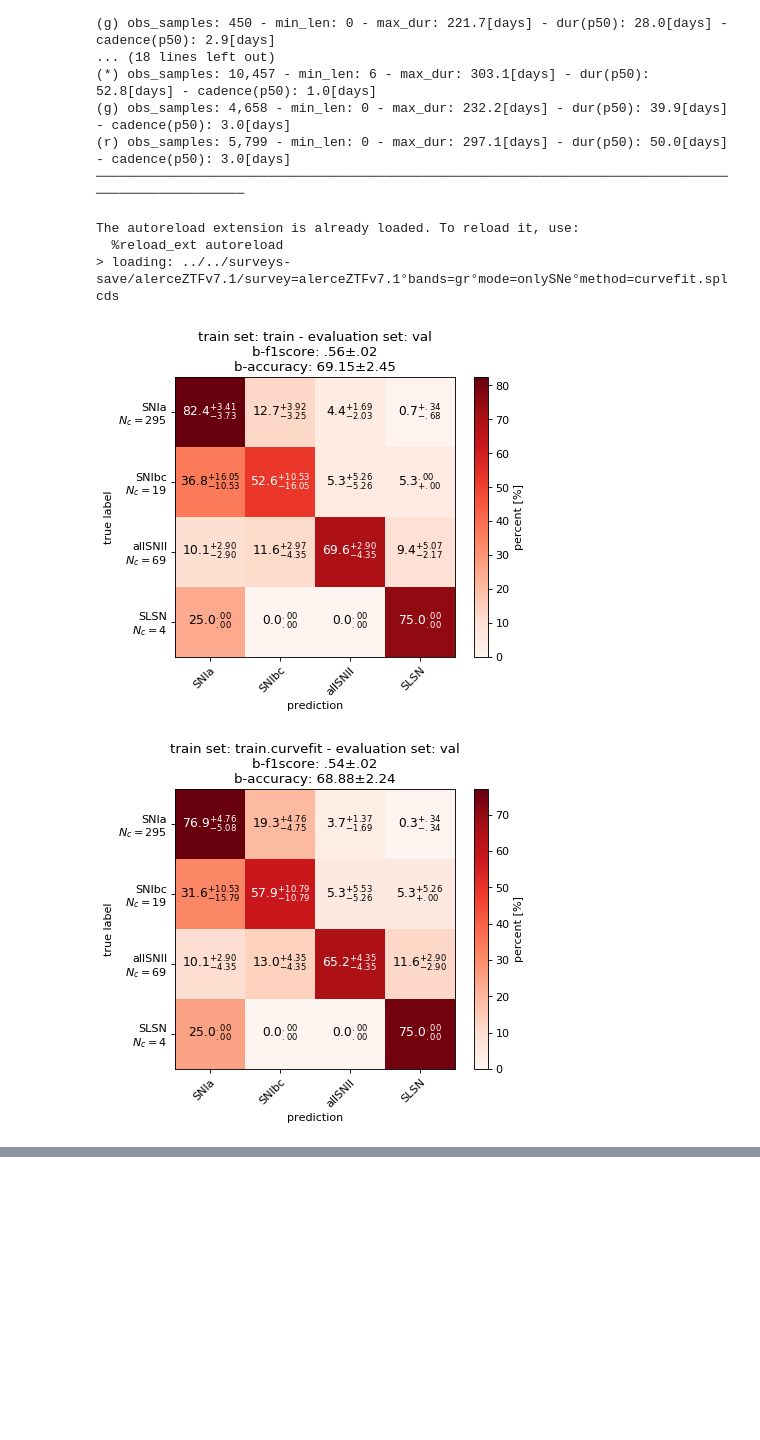
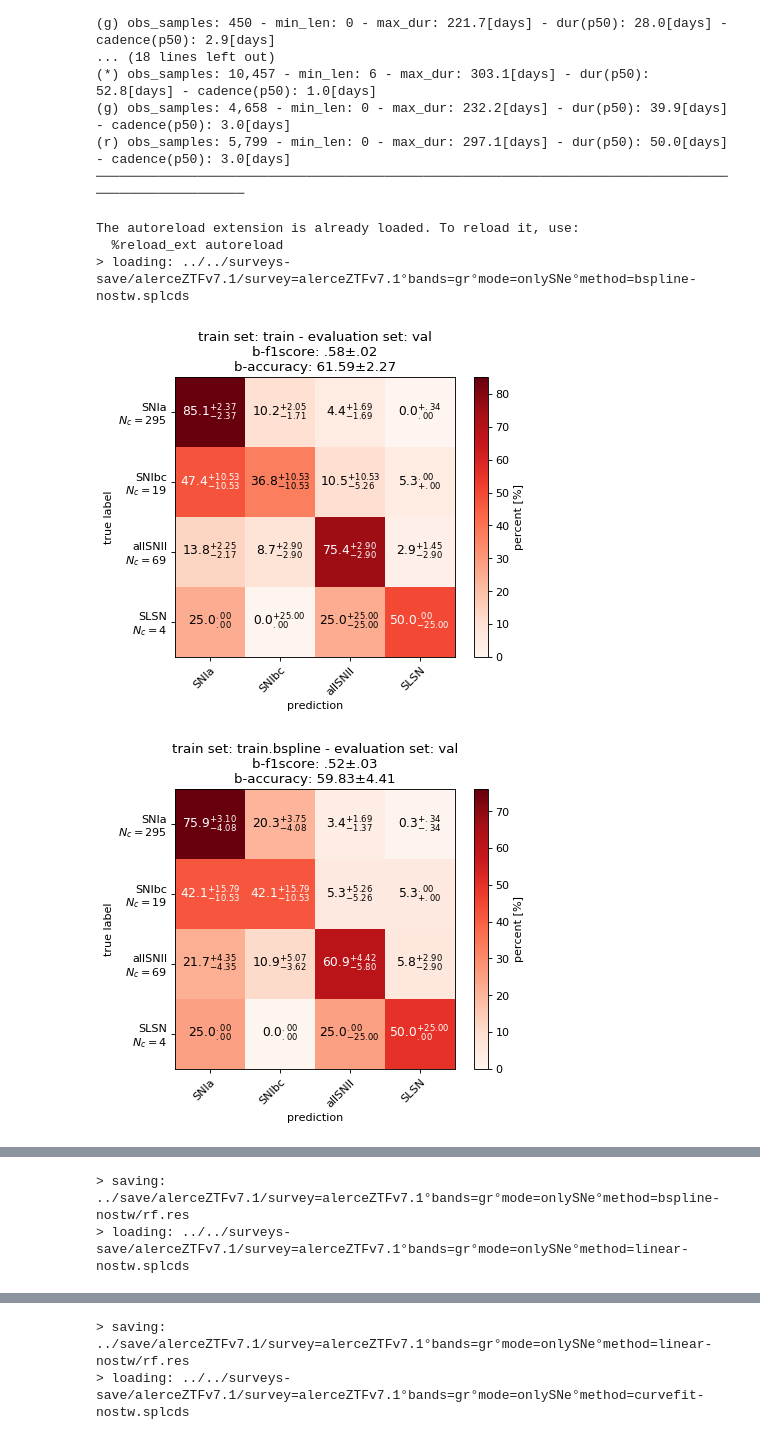
Before and after one commit to opimentel-github/astro-lightcurves-fats, a Jupyter notebook: experiments/random_forest.ipynb, the cells around one changed output, grey strips where cells are left out. Cells and saved outputs as stored; diff of their text form; code cells hidden in the pictures; blank space fills up the shorter version.

```diff
--- a/experiments/random_forest.ipynb
+++ b/experiments/random_forest.ipynb
@@ -75,7 +75,7 @@ import matplotlib.pyplot as plt
 
 max_model_ids = 100
 test_lcset_name = 'val' # val test
-methods = ['curvefit', 'bspline', 'linear']
+methods = ['bspline-nostw', 'linear-nostw', 'curvefit-nostw', 'mcmc-nostw', 'curvefit', 'mcmc']
 #methods = ['linear']
 for method in methods:
     new_cfilename = f'{cfilename}°method={method}'
@@ -83,10 +83,11 @@ for method in methods:
     lcdataset = load_lcdataset(filedir)
     #print(lcdataset);assert 0
     rf_results = {}
+    cmethod = method.replace('-nostw', '')
     train_configs = [
         ('train', False),
-        (f'train.{method}', False),
-        (f'train.{method}', True),
+        (f'train.{cmethod}', False),
+        (f'train.{cmethod}', True),
     ]
     for (train_lcset_name,add_real_samples) in train_configs:
         load_rootdir = f'../save/{survey}/{new_cfilename}/features'
@@ -94,33 +95,33 @@ for method in methods:
             'max_model_ids':max_model_ids,
             'add_real_samples':add_real_samples,
         }
         classifier_dict, model_ids = get_fitted_classifiers(lcdataset, train_lcset_name, load_rootdir, **fit_kwargs)
         train_lcset_name = f'{train_lcset_name}{"+real" if add_real_samples else ""}'
         rf_results[train_lcset_name] = evaluate_classifiers(lcdataset, test_lcset_name, classifier_dict, model_ids, load_rootdir)
 
         ### plot cms
         d = rf_results[train_lcset_name]
         lcset_name = d[model_ids[0]]['lcset_name']
         class_names = d[model_ids[0]]['class_names']
         cms = [d[id]['cm'][None] for id in model_ids]
         f1score_xe = XError([d[id]['metrics_dict']['b-f1score'] for id in model_ids])
         accuracy_xe = XError([d[id]['metrics_dict']['b-accuracy'] for id in model_ids])
         title = f'train set: {train_lcset_name} - evaluation set: {lcset_name}\n'
         title += f'b-f1score: {f1score_xe}\n'
         title += f'b-accuracy: {accuracy_xe}'
         cm_kwargs = {
             'title':title,
             'figsize':(6,5),
             'new_order_classes':['SNIa', 'SNIbc', 'allSNII', 'SLSN'],
         }
         fig, ax = plot_custom_confusion_matrix(np.concatenate(cms, axis=0), class_names, **cm_kwargs)
         plt.show()
 
     save_filedir = f'../save/{survey}/{new_cfilename}/rf.res'
     save_pickle(save_filedir, rf_results)
 # %% [output]
 The autoreload extension is already loaded. To reload it, use:
   %reload_ext autoreload
-> loading: ../../surveys-save/alerceZTFv7.1/survey=alerceZTFv7.1°bands=gr°mode=onlySNe°method=curvefit.splcds
+> loading: ../../surveys-save/alerceZTFv7.1/survey=alerceZTFv7.1°bands=gr°mode=onlySNe°method=bspline-nostw.splcds
-[figure, old version]
+[figure, new version]
-[figure, old version]
+[figure, new version]
@@ -126,0 +129,2 @@ The autoreload extension is already loaded. To reload it, use:
+> saving: ../save/alerceZTFv7.1/survey=alerceZTFv7.1°bands=gr°mode=onlySNe°method=bspline-nostw/rf.res
+> loading: ../../surveys-save/alerceZTFv7.1/survey=alerceZTFv7.1°bands=gr°mode=onlySNe°method=linear-nostw.splcds
@@ -126,0 +134,2 @@ The autoreload extension is already loaded. To reload it, use:
+> saving: ../save/alerceZTFv7.1/survey=alerceZTFv7.1°bands=gr°mode=onlySNe°method=linear-nostw/rf.res
+> loading: ../../surveys-save/alerceZTFv7.1/survey=alerceZTFv7.1°bands=gr°mode=onlySNe°method=curvefit-nostw.splcds
```
Also changed, not shown: parts of 3 cells of this notebook, 4 other files.
